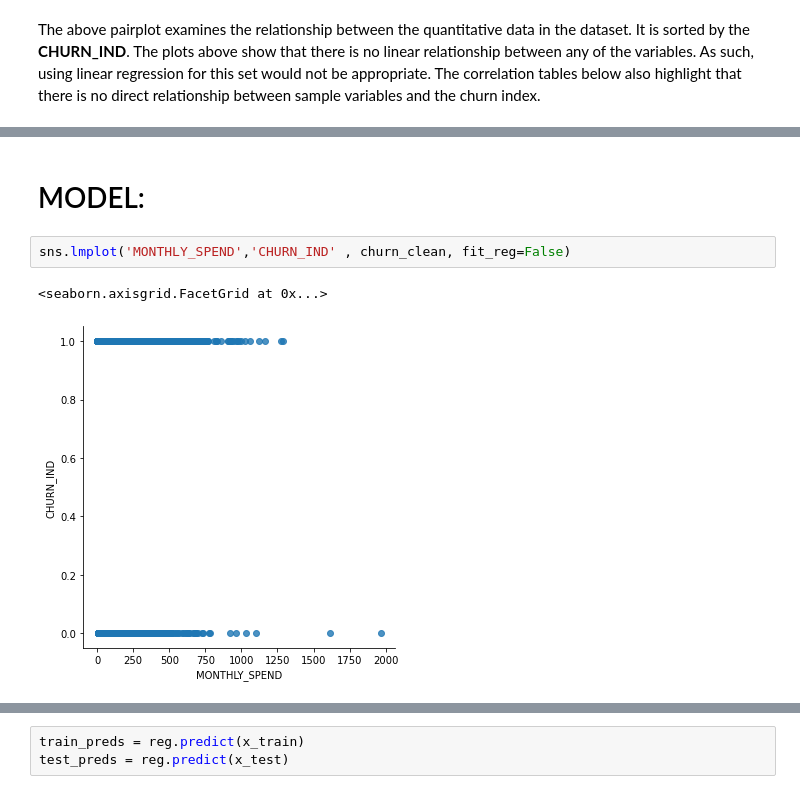
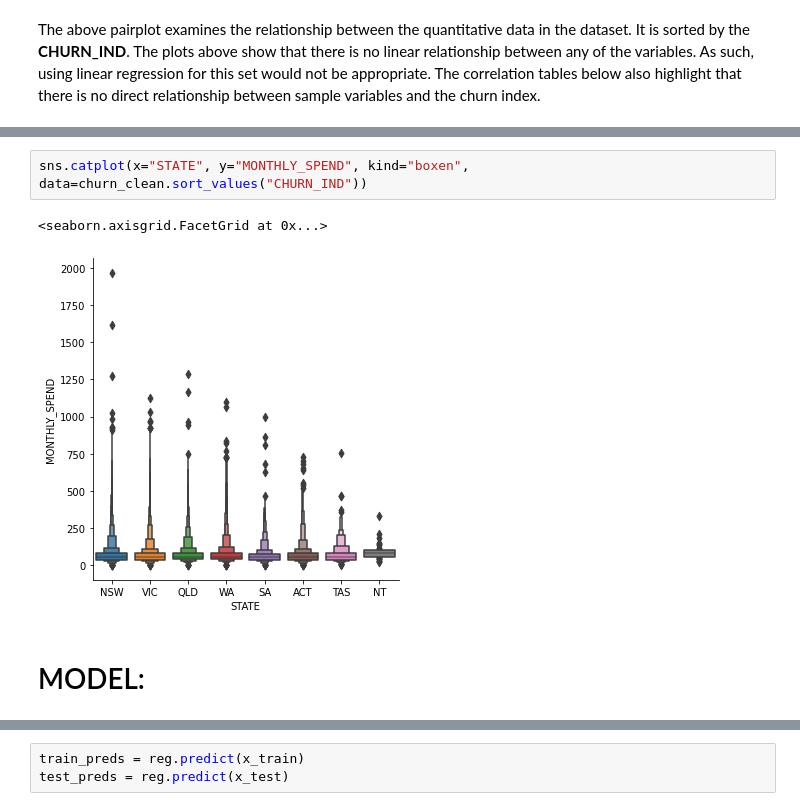
Before and after one commit to AmandaManadeniya/data-science-portfolio-2021, a Jupyter notebook: Portfolio 3.ipynb, the cells around one changed output, grey strips where cells are left out. Drawn from its saved outputs; the diff is of its cells as text.

```diff
--- a/Portfolio 3.ipynb
+++ b/Portfolio 3.ipynb
@@ -181,7 +184,7 @@ Here it is assumed that the number of clusters needed is 5. From this, clusters
+# %%
+sns.catplot(x="STATE", y="MONTHLY_SPEND", kind="boxen", data=churn_clean.sort_values("CHURN_IND"))
+# %% [output]
+<seaborn.axisgrid.FacetGrid at 0x...>
+[figure, added]
 # %% [markdown]
 # MODEL:
-# %%
-sns.lmplot('MONTHLY_SPEND','CHURN_IND' , churn_clean, fit_reg=False)
-# %% [output]
-<seaborn.axisgrid.FacetGrid at 0x...>
-[figure, removed]
```
Also changed, not shown: parts of 56 cells of this notebook.
